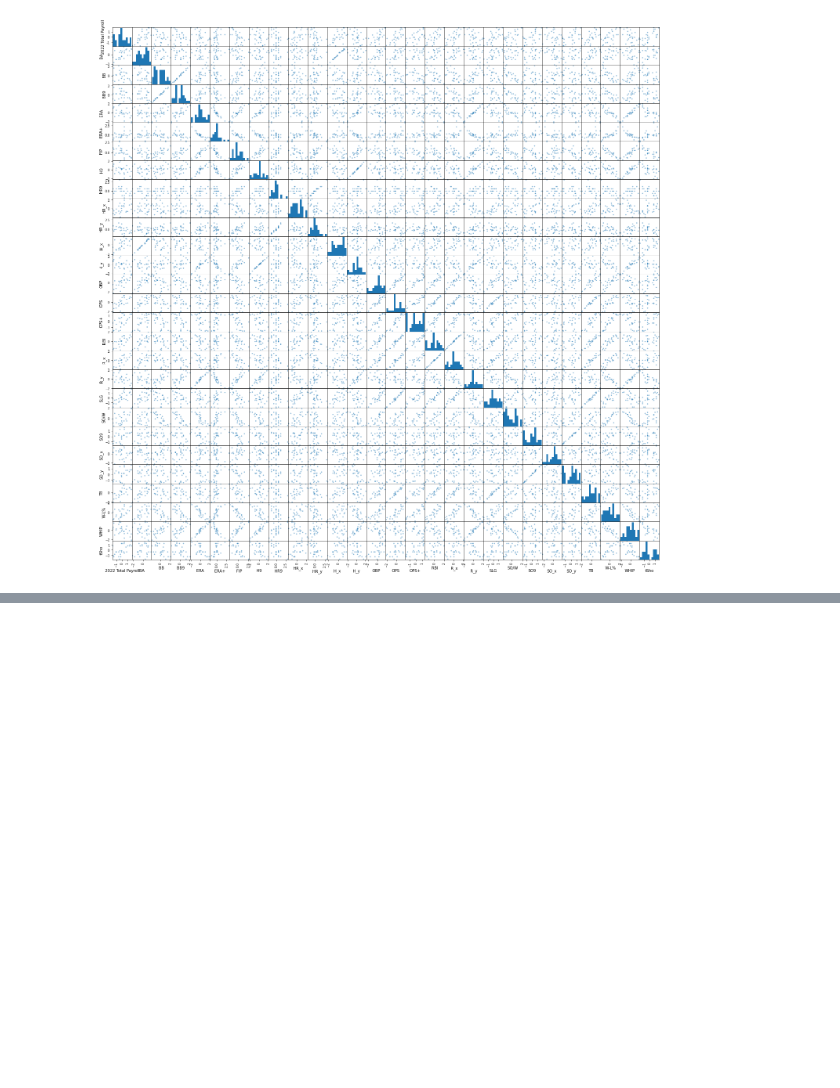
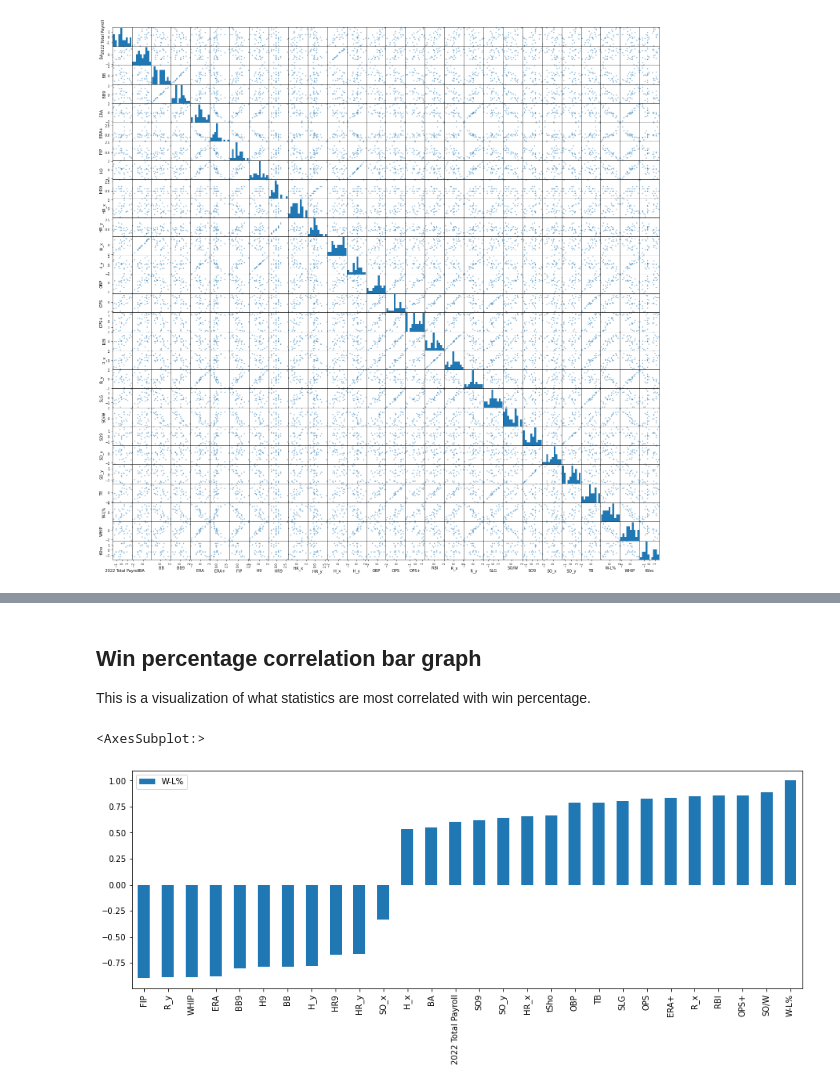
Before and after one commit to marcosfassiob/cmda3654_project, a Jupyter notebook: Project2.ipynb, the cells around one changed output, grey strips where cells are left out. Saved outputs shown, nothing was run; the diff lists cells and outputs as text; code cells hidden in the pictures; blank space fills up the shorter version.

```diff
--- a/Project2.ipynb
+++ b/Project2.ipynb
@@ -27,8 +31,12 @@ import requests
 import bs4
 import numpy as np
 import matplotlib.pyplot as plt
+plt.rcParams["figure.figsize"] = (15, 15)
 %matplotlib inline
 import pandas as pd
+import sklearn.manifold
+import sklearn.metrics.pairwise
+import sklearn.decomposition
 # %% [markdown]
 ## Scraping and cleaning the 2022 payroll data
 # %%
@@ -241 +276,10 @@ c[['W-L%']].sort_values(by='W-L%', ascending=True)
 | W-L% | 1.000000 |
+# %% [markdown]
+## Win percentage correlation bar graph
+
+This is a visualization of what statistics are most correlated with win percentage.
+# %%
+correlation.plot.bar(figsize=(15, 5))
+# %% [output]
+<AxesSubplot:>
+[figure, added]
```
Also changed, not shown: parts of 26 cells of this notebook, 2 other files.
